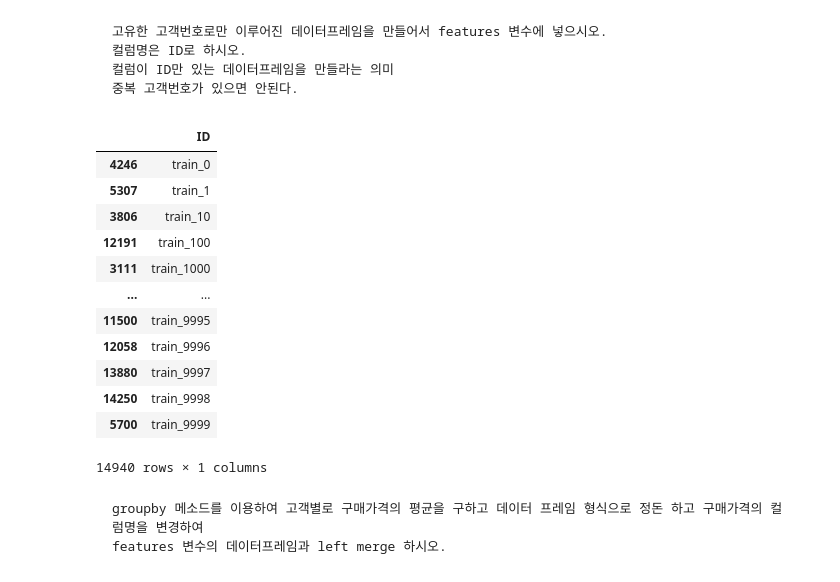
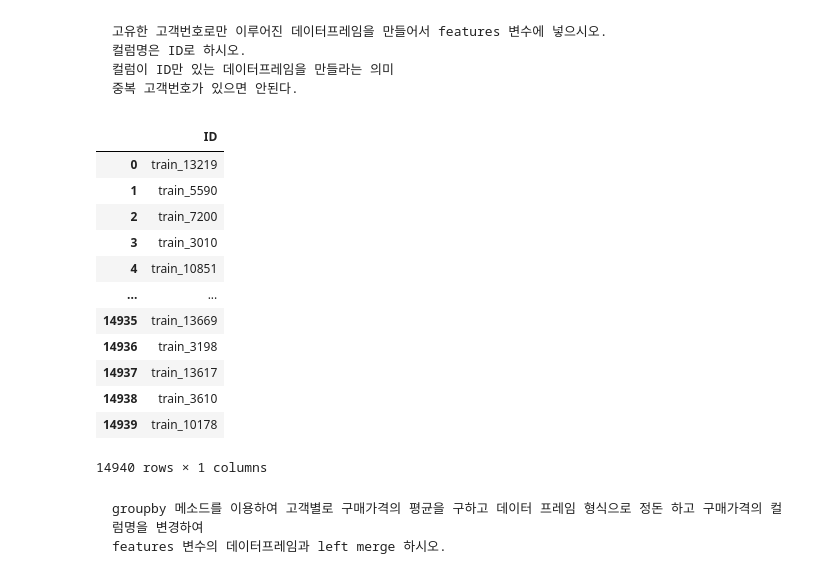
Before and after one commit to koeyhi/TheDaters, a Jupyter notebook: 04_data_preprocessing/pandas를_이용한_전처리_문제풀기.ipynb, the cells around one changed output. Saved outputs shown, nothing was run; the diff lists cells and outputs as text; code cells hidden in the pictures.

````diff
--- a/04_data_preprocessing/pandas를_이용한_전처리_문제풀기.ipynb
+++ b/04_data_preprocessing/pandas를_이용한_전처리_문제풀기.ipynb
@@ -82,21 +80,21 @@ pd.pivot_table(df, "구매가격", "ID", "대분류", "std")
 중복 고객번호가 있으면 안된다.
 ```
 # %%
-features = pd.DataFrame(df["ID"].unique().tolist(), columns=["ID"]).sort_values(by="ID")
+features = pd.DataFrame(df["ID"].unique(), columns=["ID"])
 features
 # %% [output]
 |  | ID |
-| 4246 | train_0 |
-| 5307 | train_1 |
-| 3806 | train_10 |
-| 12191 | train_100 |
-| 3111 | train_1000 |
+| 0 | train_13219 |
+| 1 | train_5590 |
+| 2 | train_7200 |
+| 3 | train_3010 |
+| 4 | train_10851 |
 | ... | ... |
-| 11500 | train_9995 |
-| 12058 | train_9996 |
-| 13880 | train_9997 |
-| 14250 | train_9998 |
-| 5700 | train_9999 |
+| 14935 | train_13669 |
+| 14936 | train_3198 |
+| 14937 | train_13617 |
+| 14938 | train_3610 |
+| 14939 | train_10178 |
 14940 rows × 1 columns
 # %% [markdown]
 ```
````
Also changed, not shown: parts of 7 cells of this notebook.
